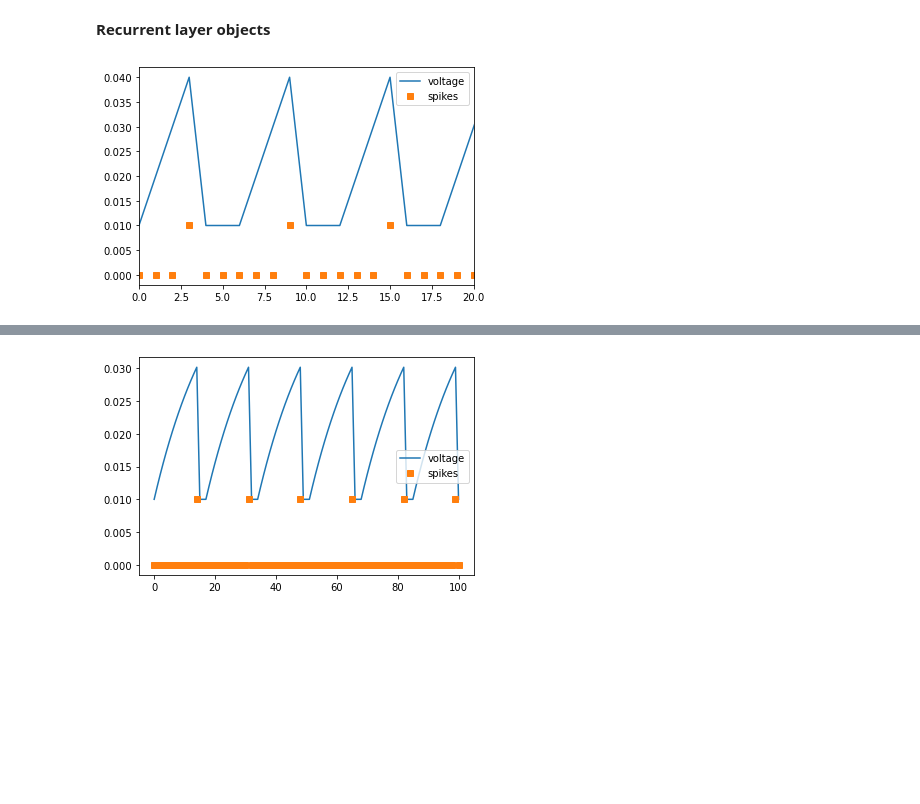
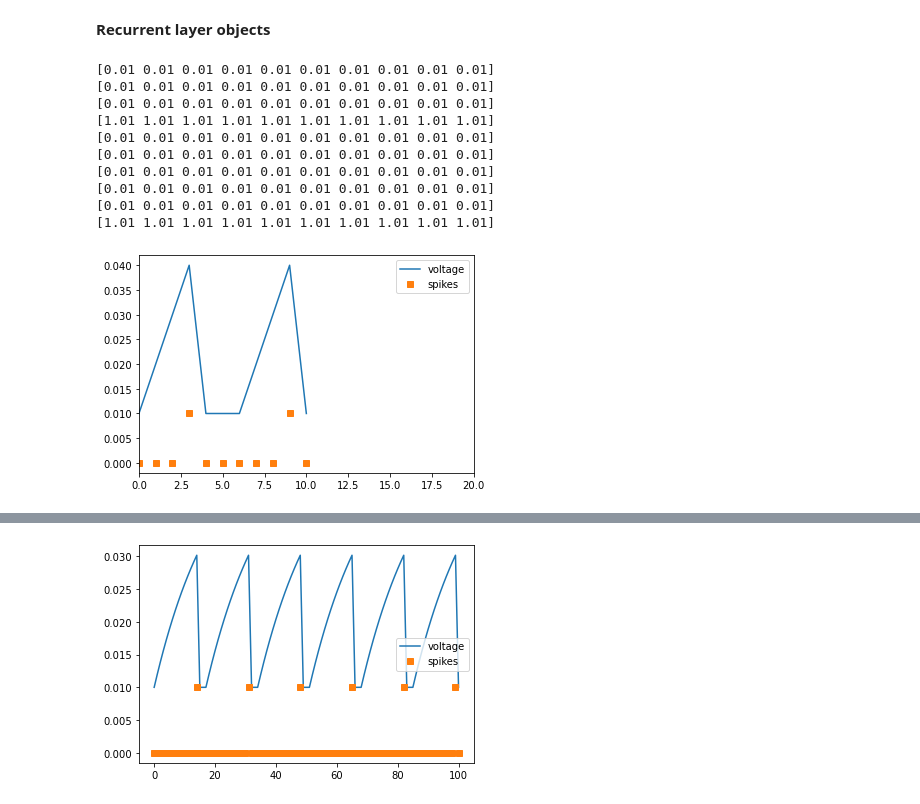
Before and after one commit to ChrizZhuang/Adaptive_SRNN_memtransistor, a Jupyter notebook: SRNN_develop.ipynb, the cells around one changed output, grey strips where cells are left out. Drawn from its saved outputs; the diff is of its cells as text; code cells hidden in the pictures; blank space fills up the shorter version.

Commit message:
finish debugging of all recurrent neuron layer object

```diff
--- a/SRNN_develop.ipynb
+++ b/SRNN_develop.ipynb
@@ -171,7 +171,7 @@ class IF(Cell):
         return self.z
 # %%
 # test of neuron dynamics of input layer
-times = np.linspace(0, 100, 101)
+times = np.linspace(0, 10, 11)
 IF_trial = IF(10, 'input', n_ref=3)
 z_pres = 0.01*np.ones([len(times), IF_trial.n])
 v_history = [IF_trial.v[0]]
@@ -213,7 +223,7 @@ plt.show()
 # test for hidden layer
 # as w0 doesn't involve in the dynamics of input layer,
 # hidden layer's dynamics should be different from input layer
-times = np.linspace(0, 100, 101)
+times = np.linspace(0, 10, 11)
 IF_trial = IF(10, 'hidden', n_in=8, n_ref=3)
 z_pres = 0.01*np.ones([len(times), IF_trial.n_in])
 v_history = [IF_trial.v[0]]
@@ -493,9 +513,22 @@ Cell_reccurent = tf.keras.layers.AbstractRNNCell
 # integrate-and-fire neuron layer (recurrent)
 class IF_recurrent(Cell_reccurent):
     def __init__(self, n, type, n_in = None, thr = 0.03, dt = 1.0, n_ref=2, n_delay = 1,
-        dampening_factor=0.3, injected_noise_current=0., v0 = 0.01, w0_in = 0.5, w0_rec = 0.5):
+        dampening_factor=0.3, injected_noise_current=0., v0 = 0.01, w0_in = 0.2, w0_rec = 0.1):
         '''
-        type: input/hidden/output
+        Initialize the recurrent integrate-and-fire (IF) neuron layer object.
+        Parameters:
+            n: number of neuron in this layer
+            type: input/hidden/output
+            n_in: number of neuron in the previous layer
+            thr: threshold voltage of IF neuron
+            dt: timestep for voltage update in ms
+            n_ref: number of refractory timestep
+            n_delay: number of delay timestep
+            dampening_factor: dampening_factor used in pseud-gradient during BPTT
+            injected_noise_current: noise current from hardware/variance of hardware
+            v0: value of initial membrane voltage
+            w0_in: value of initial input weight
+            w0_rec: value of initial recurrent weight
         '''
         self.n = n
         self.thr = thr
@@ -545,7 +578,7 @@ class IF_recurrent(Cell_reccurent):
         # define the current
         if type(z_pre) == list: z_pre = np.array(z_pre)
         if self.type == 'hidden' or self.type == 'output':
-            current = np.matmul(self.w_in.numpy(), z_pre) + np.matmul(self.w_rec.numpy(), self.z)
+            current = np.matmul(self.w_in.numpy().T, z_pre) + np.matmul(self.w_rec.numpy().T, self.z)
         else:
             current = z_pre + self.z
 
@@ -603,22 +636,32 @@ class IF_recurrent(Cell_reccurent):
     def get_current_z(self):
         return self.z
 # %%
-times = np.linspace(0, 100, 101)
+times = np.linspace(0, 10, 11)
 IF_trial = IF_recurrent(10, 'input', n_ref=3)
 z_pres = 0.01*np.ones([len(times), IF_trial.n])
 v_history = [IF_trial.v[0]]
 z_history = [IF_trial.z[0]]
 for i in range(len(times)-1):
     IF_trial.dynamic(z_pres[i])
     #print(IF_trial.z[0])
     v_history.append(IF_trial.v[0])
     z_history.append(IF_trial.z[0])
 
 plt.figure()
 plt.plot(times, v_history, label='voltage')
 plt.plot(times, 0.01*np.array(z_history), 's', label='spikes')
 plt.xlim(0, 20)
 plt.legend()
 plt.show()
 # %% [output]
+[0.01 0.01 0.01 0.01 0.01 0.01 0.01 0.01 0.01 0.01]
+[0.01 0.01 0.01 0.01 0.01 0.01 0.01 0.01 0.01 0.01]
+[0.01 0.01 0.01 0.01 0.01 0.01 0.01 0.01 0.01 0.01]
+[1.01 1.01 1.01 1.01 1.01 1.01 1.01 1.01 1.01 1.01]
+[0.01 0.01 0.01 0.01 0.01 0.01 0.01 0.01 0.01 0.01]
+[0.01 0.01 0.01 0.01 0.01 0.01 0.01 0.01 0.01 0.01]
+[0.01 0.01 0.01 0.01 0.01 0.01 0.01 0.01 0.01 0.01]
+[0.01 0.01 0.01 0.01 0.01 0.01 0.01 0.01 0.01 0.01]
+[0.01 0.01 0.01 0.01 0.01 0.01 0.01 0.01 0.01 0.01]
+[1.01 1.01 1.01 1.01 1.01 1.01 1.01 1.01 1.01 1.01]
-[figure, old version]
+[figure, new version]
```
Also changed, not shown: parts of 11 cells of this notebook.
